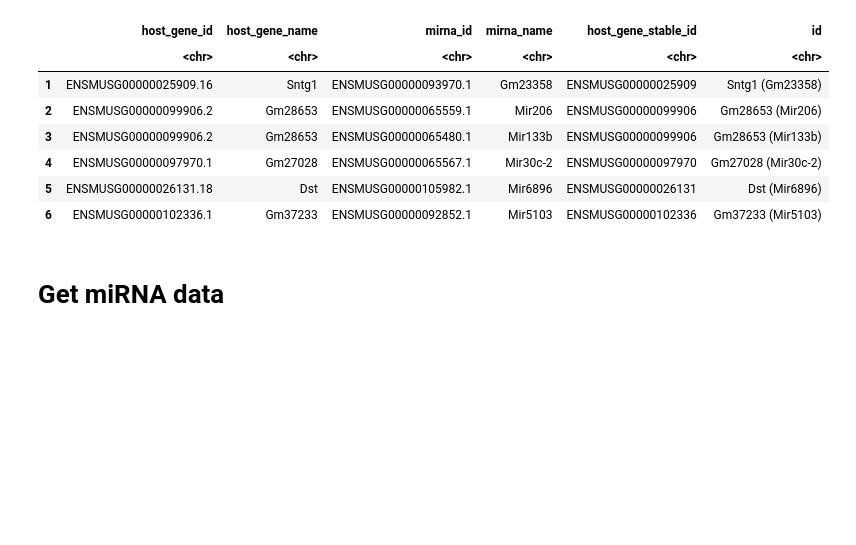
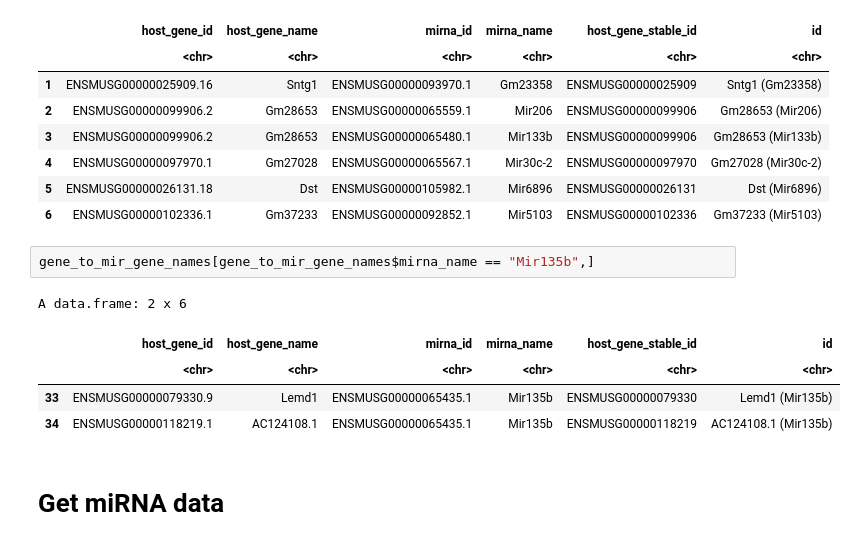
Before and after one commit to erebboah/enc4_mouse, a Jupyter notebook: snrna/scripts/miRNA_hostGene_correlation.ipynb, the cells around one changed output. Drawn from its saved outputs; the diff is of its cells as text; blank space fills up the shorter version.

Commit message:
reg genes

```diff
--- a/snrna/scripts/miRNA_hostGene_correlation.ipynb
+++ b/snrna/scripts/miRNA_hostGene_correlation.ipynb
@@ -175,6 +175,14 @@ A data.frame: 6 x 6
 | 4 | ENSMUSG00000097970.1 | Gm27028 | ENSMUSG00000065567.1 | Mir30c-2 | ENSMUSG00000097970 | Gm27028 (Mir30c-2) |
 | 5 | ENSMUSG00000026131.18 | Dst | ENSMUSG00000105982.1 | Mir6896 | ENSMUSG00000026131 | Dst (Mir6896) |
 | 6 | ENSMUSG00000102336.1 | Gm37233 | ENSMUSG00000092852.1 | Mir5103 | ENSMUSG00000102336 | Gm37233 (Mir5103) |
+# %%
+gene_to_mir_gene_names[gene_to_mir_gene_names$mirna_name == "Mir135b",]
+# %% [output]
+A data.frame: 2 x 6
+|  | host_gene_id | host_gene_name | mirna_id | mirna_name | host_gene_stable_id | id |
+|  | <chr> | <chr> | <chr> | <chr> | <chr> | <chr> |
+| 33 | ENSMUSG00000079330.9 | Lemd1 | ENSMUSG00000065435.1 | Mir135b | ENSMUSG00000079330 | Lemd1 (Mir135b) |
+| 34 | ENSMUSG00000118219.1 | AC124108.1 | ENSMUSG00000065435.1 | Mir135b | ENSMUSG00000118219 | AC124108.1 (Mir135b) |
 # %% [markdown]
 # Get miRNA data
 # %%
```
Also changed, not shown: parts of 1 cell of this notebook, 4 other files.
